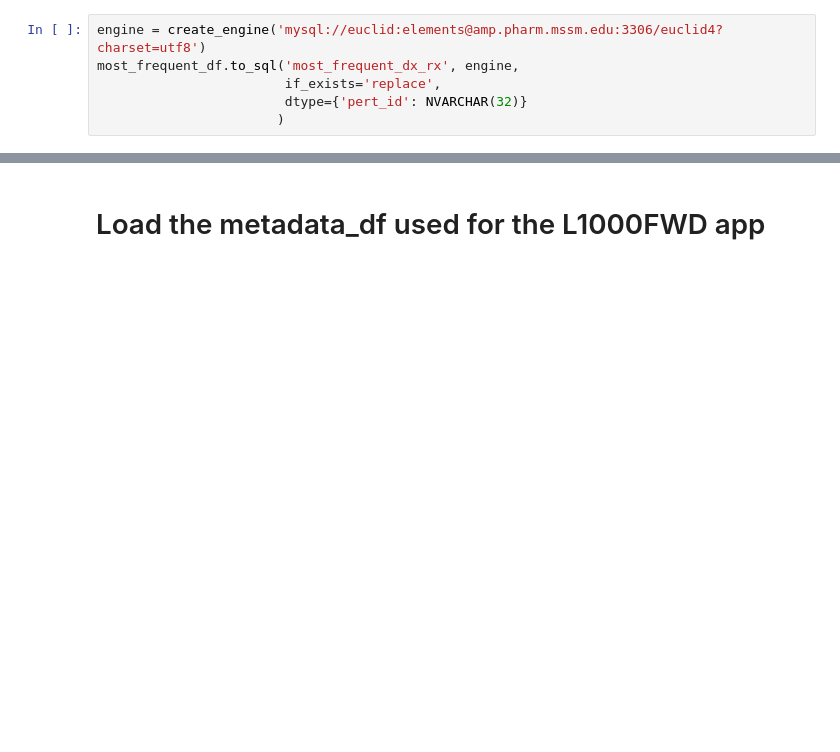
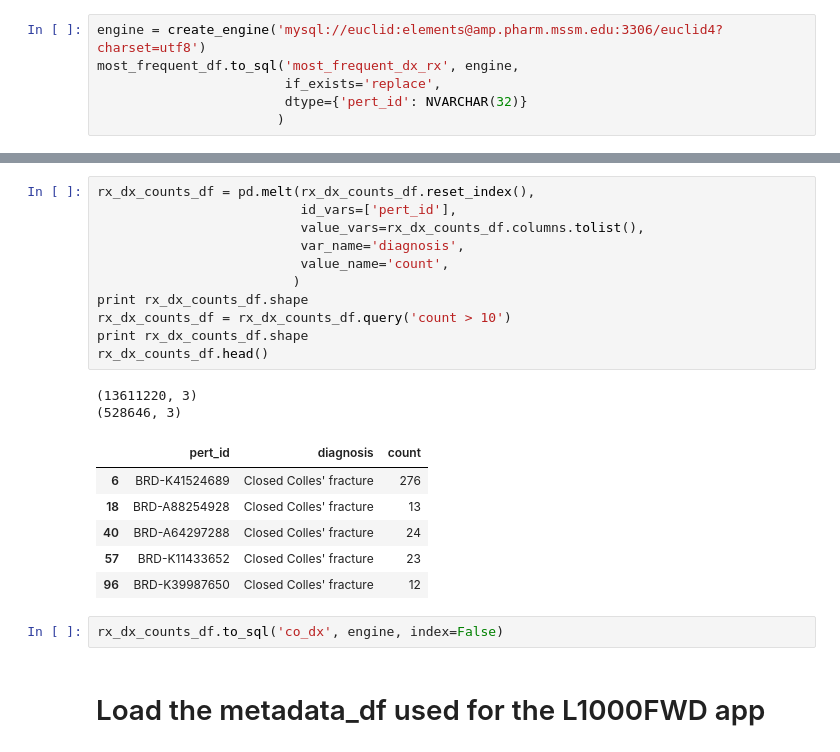
Before and after one commit to MaayanLab/L1000FWD, a Jupyter notebook: notebooks/Organize_data_from_EMR.ipynb, the cells around one changed output, grey strips where cells are left out. Cells and saved outputs as stored; diff of their text form; blank space fills up the shorter version.

```diff
--- a/notebooks/Organize_data_from_EMR.ipynb
+++ b/notebooks/Organize_data_from_EMR.ipynb
@@ -424,3 +558,25 @@ most_frequent_df.to_sql('most_frequent_dx_rx', engine,
+# %%
+rx_dx_counts_df = pd.melt(rx_dx_counts_df.reset_index(),
+                          id_vars=['pert_id'],
+                          value_vars=rx_dx_counts_df.columns.tolist(),
+                          var_name='diagnosis',
+                          value_name='count',
+                         )
+print rx_dx_counts_df.shape
+rx_dx_counts_df = rx_dx_counts_df.query('count > 10')
+print rx_dx_counts_df.shape
+rx_dx_counts_df.head()
+# %% [output]
+(13611220, 3)
+(528646, 3)
+|  | pert_id | diagnosis | count |
+| 6 | BRD-K41524689 | Closed Colles' fracture | 276 |
+| 18 | BRD-A88254928 | Closed Colles' fracture | 13 |
+| 40 | BRD-A64297288 | Closed Colles' fracture | 24 |
+| 57 | BRD-K11433652 | Closed Colles' fracture | 23 |
+| 96 | BRD-K39987650 | Closed Colles' fracture | 12 |
+# %%
+rx_dx_counts_df.to_sql('co_dx', engine, index=False)
 # %% [markdown]
 # Load the metadata_df used for the L1000FWD app
 # %%
```
Also changed, not shown: parts of 12 cells of this notebook.
